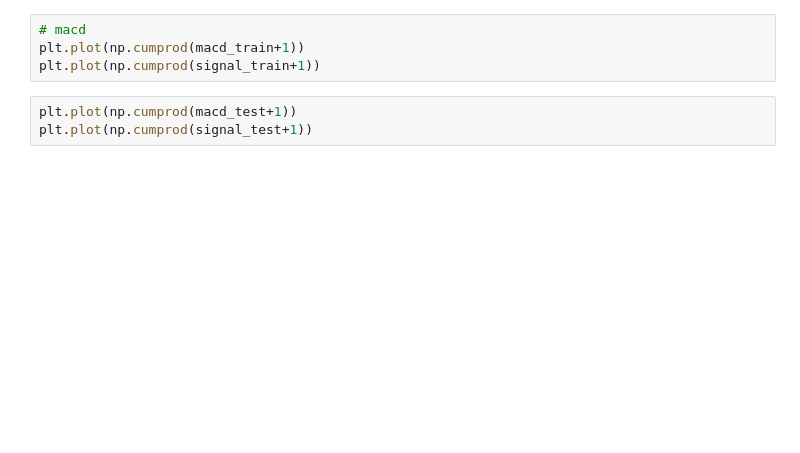
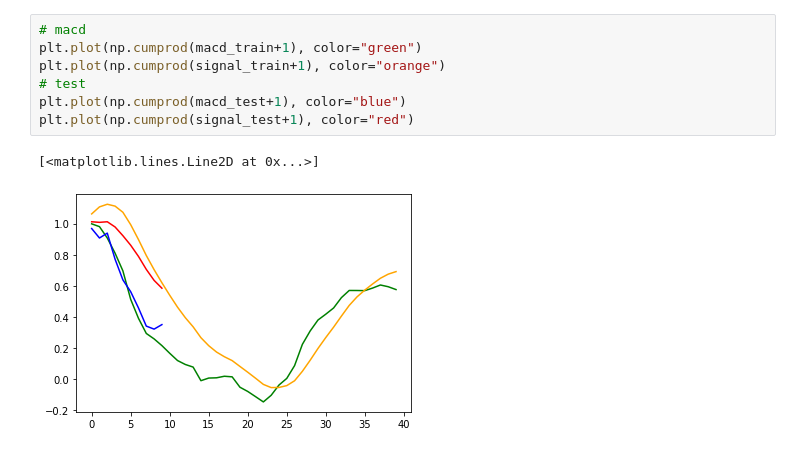
Before and after one commit to bbeale/u-nectix, a Jupyter notebook: cryptoconda_notebook.ipynb, the cells around one changed output. Drawn from its saved outputs; the diff is of its cells as text; blank space fills up the shorter version.

```diff
--- a/cryptoconda_notebook.ipynb
+++ b/cryptoconda_notebook.ipynb
@@ -53,10 +66,13 @@ plt.plot(np.cumprod(close_test+1))
 # %%
 # macd
-plt.plot(np.cumprod(macd_train+1))
-plt.plot(np.cumprod(signal_train+1))
+plt.plot(np.cumprod(macd_train+1), color="green")
+plt.plot(np.cumprod(signal_train+1), color="orange")
+# test
+plt.plot(np.cumprod(macd_test+1), color="blue")
+plt.plot(np.cumprod(signal_test+1), color="red")
+# %% [output]
+[<matplotlib.lines.Line2D at 0x...>]
+[figure, added]
-# %%
-plt.plot(np.cumprod(macd_test+1))
-plt.plot(np.cumprod(signal_test+1))
 # %%
 # MFI
 plt.plot(np.cumprod(mfi_train+1))
```
Also changed, not shown: parts of 8 cells of this notebook, 1 other file.
